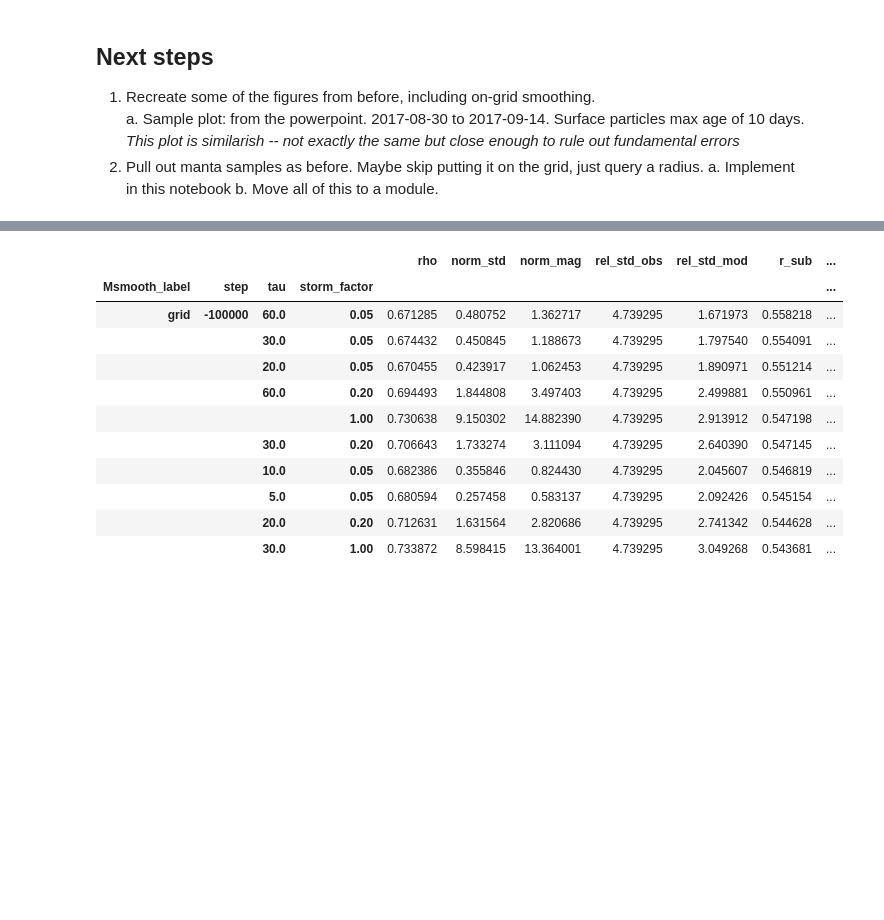
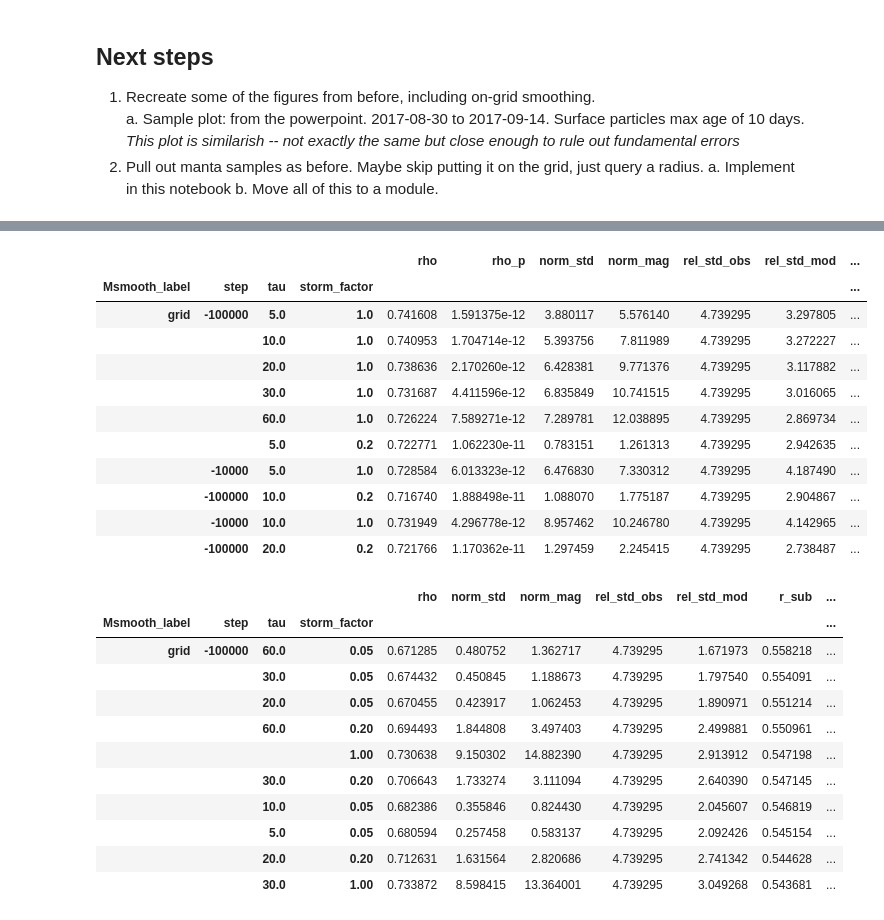
Before and after one commit to rustychris/microplastic_sfbay, a Jupyter notebook: postprocess/postproc_nosql_v01_dask.ipynb, the cells around one changed output, grey strips where cells are left out. Cells and saved outputs as stored; diff of their text form; code cells hidden in the pictures; blank space fills up the shorter version.

```diff
--- a/postprocess/postproc_nosql_v01_dask.ipynb
+++ b/postprocess/postproc_nosql_v01_dask.ipynb
@@ -471,3 +468,20 @@ all_metrics.sort_values('rho',ascending=False).head(10)
+# %%
+# so an r_log of 0.717 is r2
+all_metrics['r2_log']=all_metrics['r_log']**2
+all_metrics.sort_values('r_log',ascending=False).head(10)
+# %% [output]
+|  |  |  |  | rho | rho_p | norm_std | norm_mag | rel_std_obs | rel_std_mod | ... |
+| Msmooth_label | step | tau | storm_factor |  |  |  |  |  |  | ... |
+| grid | -100000 | 5.0 | 1.0 | 0.741608 | 1.591375e-12 | 3.880117 | 5.576140 | 4.739295 | 3.297805 | ... |
+|  |  | 10.0 | 1.0 | 0.740953 | 1.704714e-12 | 5.393756 | 7.811989 | 4.739295 | 3.272227 | ... |
+|  |  | 20.0 | 1.0 | 0.738636 | 2.170260e-12 | 6.428381 | 9.771376 | 4.739295 | 3.117882 | ... |
+|  |  | 30.0 | 1.0 | 0.731687 | 4.411596e-12 | 6.835849 | 10.741515 | 4.739295 | 3.016065 | ... |
+|  |  | 60.0 | 1.0 | 0.726224 | 7.589271e-12 | 7.289781 | 12.038895 | 4.739295 | 2.869734 | ... |
+|  |  | 5.0 | 0.2 | 0.722771 | 1.062230e-11 | 0.783151 | 1.261313 | 4.739295 | 2.942635 | ... |
+|  | -10000 | 5.0 | 1.0 | 0.728584 | 6.013323e-12 | 6.476830 | 7.330312 | 4.739295 | 4.187490 | ... |
+|  | -100000 | 10.0 | 0.2 | 0.716740 | 1.888498e-11 | 1.088070 | 1.775187 | 4.739295 | 2.904867 | ... |
+|  | -10000 | 10.0 | 1.0 | 0.731949 | 4.296778e-12 | 8.957462 | 10.246780 | 4.739295 | 4.142965 | ... |
+|  | -100000 | 20.0 | 0.2 | 0.721766 | 1.170362e-11 | 1.297459 | 2.245415 | 4.739295 | 2.738487 | ... |
 # %%
 # Best r_sub is also grid smoothed, step=-100000, but now
 # tau=60.0. Again, not very sensitive to tau or storm_factor.
```
Also changed, not shown: parts of 11 cells of this notebook, 4 other files.
